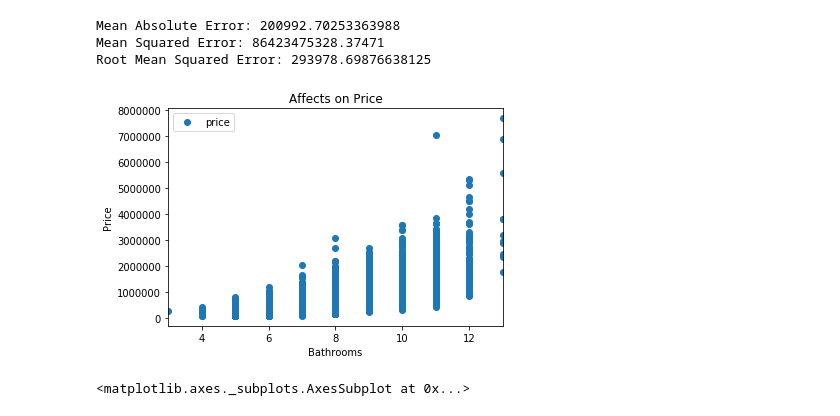
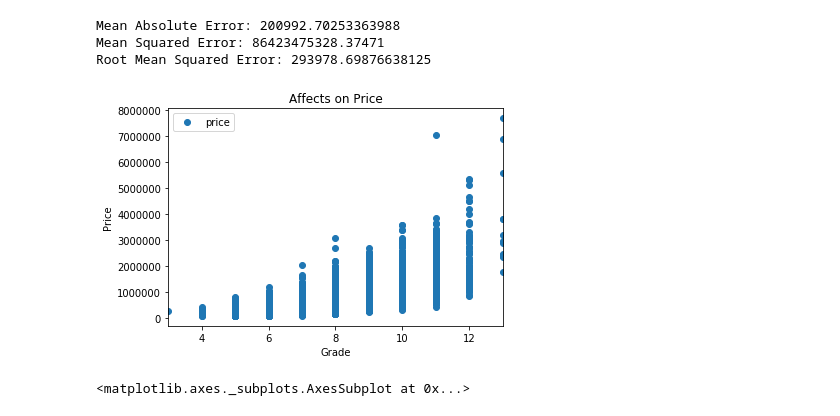
Before and after one commit to kmcnicoll/KyleMatt, a Jupyter notebook: kc_housing_data - wip - finch.ipynb, the cells around one changed output. Drawn from its saved outputs; the diff is of its cells as text; code cells hidden in the pictures.

```diff
--- a/kc_housing_data - wip - finch.ipynb
+++ b/kc_housing_data - wip - finch.ipynb
@@ -690,11 +677,11 @@ Root Mean Squared Error: 293978.69876638125
 # %%
 df_dummies.plot(x='grade', y='price', style='o', cmap='Dark2')
 plt.title('Affects on Price')
-plt.xlabel('Bathrooms')
+plt.xlabel('Grade')
 plt.ylabel('Price')
 plt.show()
 # %% [output]
-[figure, old version]
+[figure, new version]
 # %%
 plt.figure(figsize=(15,10))
 plt.tight_layout()
```
Also changed, not shown: parts of 7 cells of this notebook.
